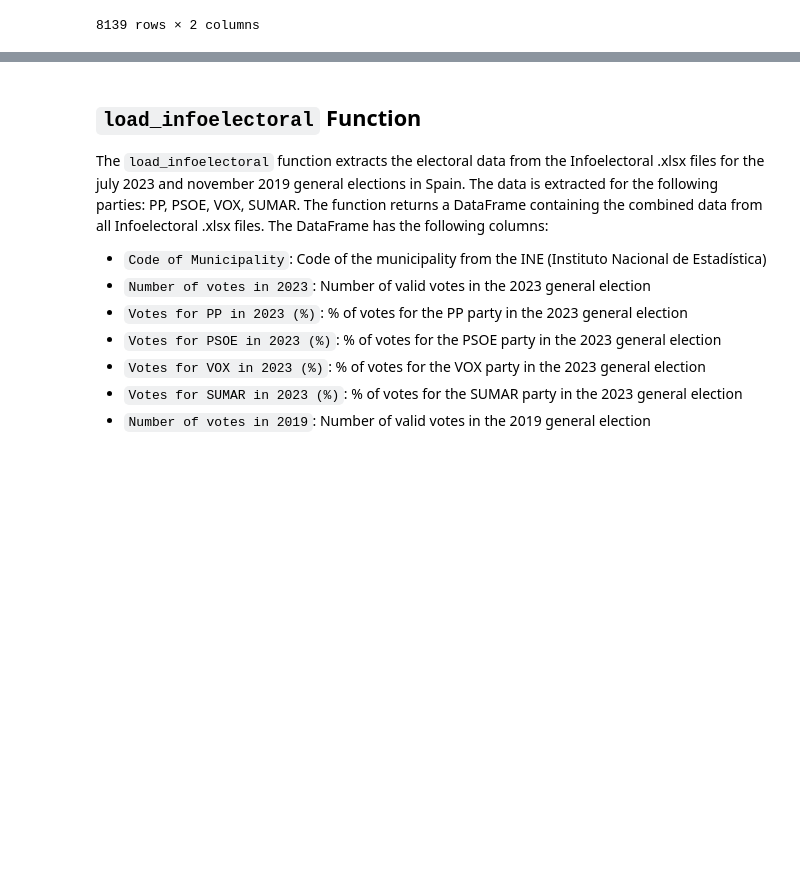
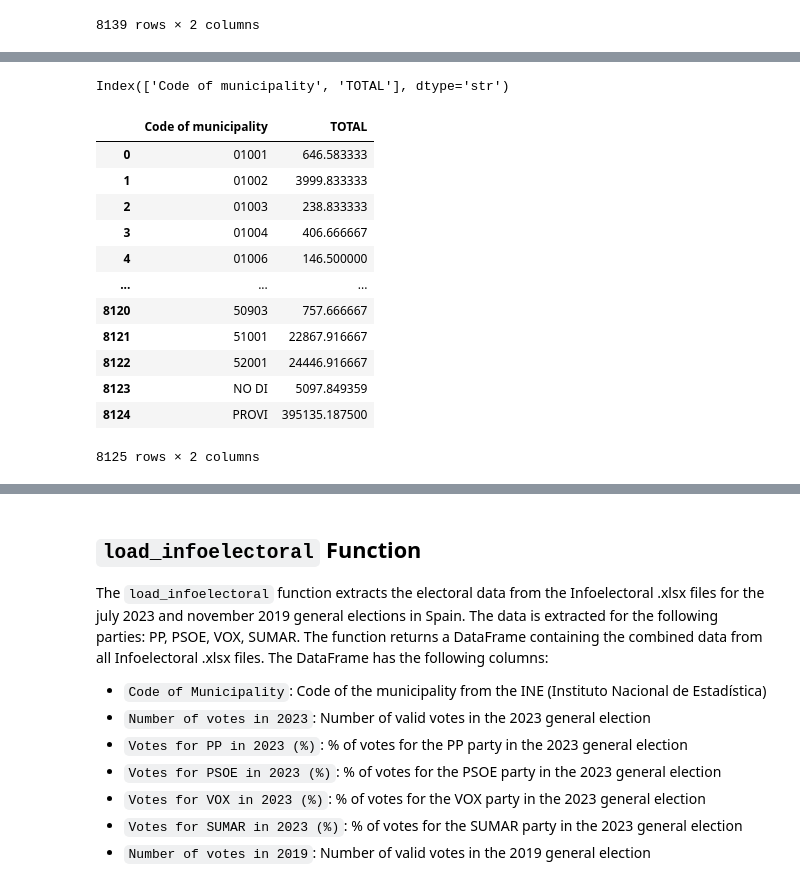
Before and after one commit to rsangil03/tfg_electoral_analysis_spain_2023, a Jupyter notebook: notebooks/01_data_extraction.ipynb, the cells around one changed output, grey strips where cells are left out. Drawn from its saved outputs; the diff is of its cells as text; code cells hidden in the pictures; blank space fills up the shorter version.

```diff
--- a/notebooks/01_data_extraction.ipynb
+++ b/notebooks/01_data_extraction.ipynb
@@ -166,0 +245,19 @@ Index(['Code of municipality', 'Mean net income per person'], dtype='str')
+# %%
+df_affiliation = de.load_affiliation()
+print(df_affiliation.columns)
+df_affiliation
+# %% [output]
+Index(['Code of municipality', 'TOTAL'], dtype='str')
+|  | Code of municipality | TOTAL |
+| 0 | 01001 | 646.583333 |
+| 1 | 01002 | 3999.833333 |
+| 2 | 01003 | 238.833333 |
+| 3 | 01004 | 406.666667 |
+| 4 | 01006 | 146.500000 |
+| ... | ... | ... |
+| 8120 | 50903 | 757.666667 |
+| 8121 | 51001 | 22867.916667 |
+| 8122 | 52001 | 24446.916667 |
+| 8123 | NO DI | 5097.849359 |
+| 8124 | PROVI | 395135.187500 |
+8125 rows × 2 columns
```
Also changed, not shown: parts of 12 cells of this notebook, 4 other files.
